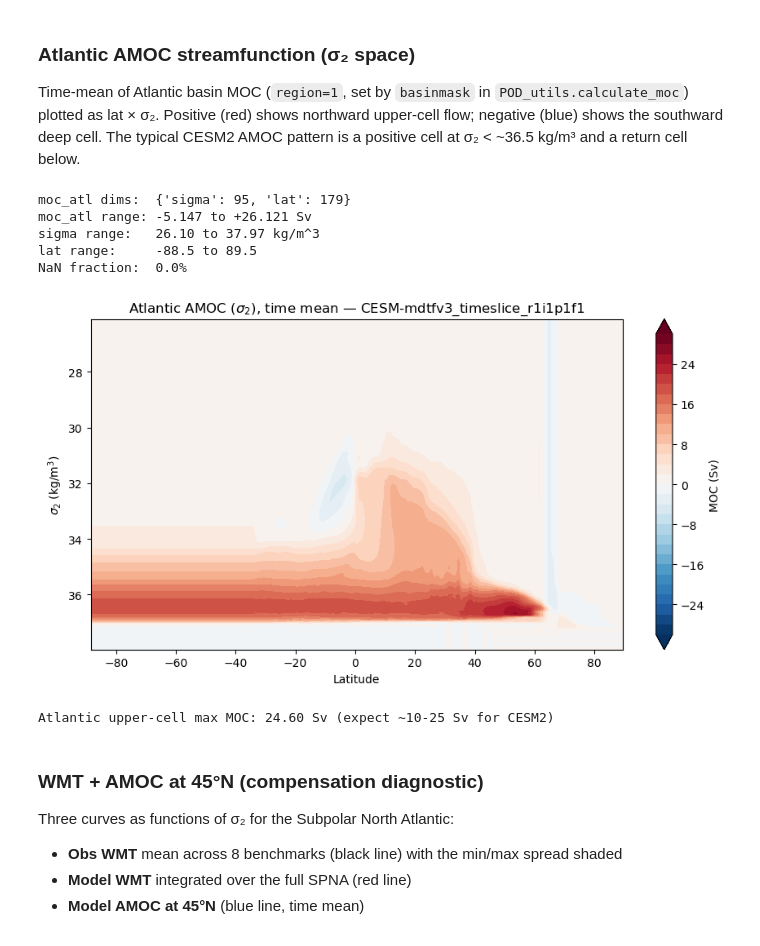
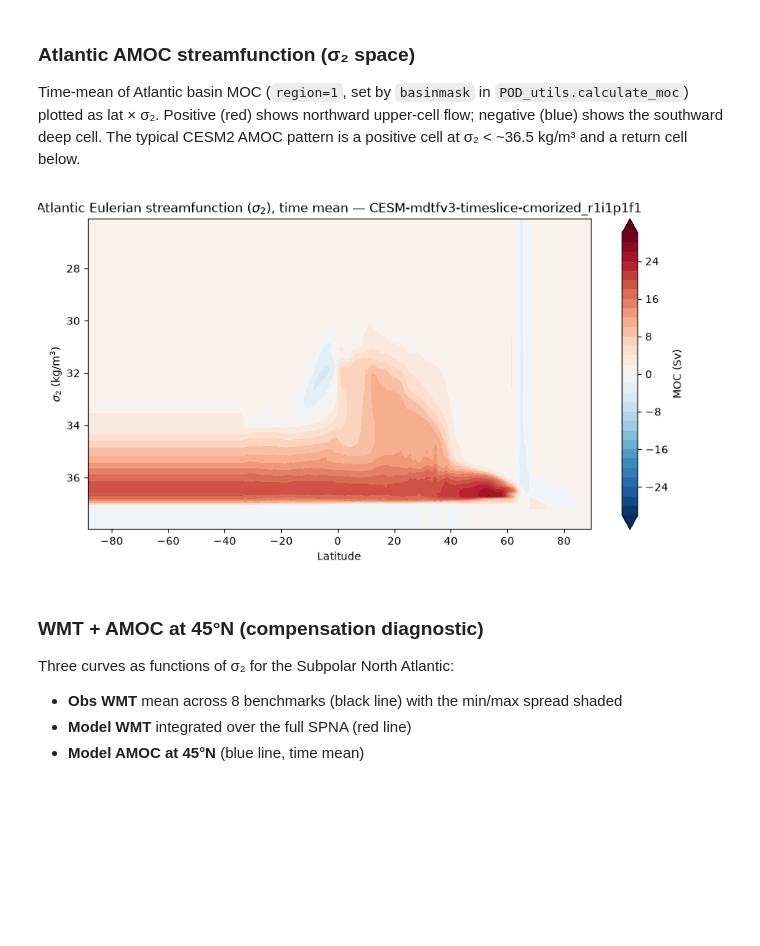
Before and after one commit to Taydra-Low/MDTF-diagnostics, a Jupyter notebook: diagnostics/natl_ocean/natl_ocean_esnb.ipynb, the cells around one changed output. Saved outputs shown, nothing was run; the diff lists cells and outputs as text; code cells hidden in the pictures; blank space fills up the shorter version.

```diff
--- a/diagnostics/natl_ocean/natl_ocean_esnb.ipynb
+++ b/diagnostics/natl_ocean/natl_ocean_esnb.ipynb
@@ -997,59 +932,12 @@ correcting lon for dateline
 
 Time-mean of Atlantic basin MOC (`region=1`, set by `basinmask` in `POD_utils.calculate_moc`) plotted as lat × σ₂. Positive (red) shows northward upper-cell flow; negative (blue) shows the southward deep cell. The typical CESM2 AMOC pattern is a positive cell at σ₂ < ~36.5 kg/m³ and a return cell below.
 # %%
-# Atlantic AMOC(sigma2) — time mean
-import matplotlib.pyplot as plt
-
-# region=1 is Atlantic+Arctic per basinmask attrs; take time mean and
-# materialize (.compute) so matplotlib's contourf gets concrete values.
-# Force dim order to (sigma, lat) so contourf gets z.shape == (len(y), len(x))
-# regardless of the internal dim order calculate_moc produces.
-moc_atl = ds_moc['MOC'].isel(region=1).mean('time').transpose('sigma', 'lat')
-
-# Streamfunction type recorded by calculate_moc: 'Eulerian' (uo/vo) or
-# 'residual' (umo/vmo). Used to label the plot correctly.
-sf_type = ds_moc.attrs.get('streamfunction_type',
-                           ds_moc['MOC'].attrs.get('streamfunction_type'))
-sf_label = f'{sf_type} streamfunction' if sf_type else 'AMOC'
-
-# sigma2_grid_96L anchors the lowest sigma_edge to 0 (a placeholder for
-# "lighter than any physical seawater"). That anchor stretches the y-axis from
-# 0 to 38 if left in, compressing the meaningful 26-38 range into a thin band
-# and making the plot look empty. Slice to the physical range before plotting.
-moc_atl = moc_atl.sel(sigma=slice(26, 38)).compute()
-
-# Diagnostic prints: tell us whether the computation produced real values
-print(f'moc_atl dims:  {dict(moc_atl.sizes)}')
-print(f'moc_atl range: {float(moc_atl.min()):+.3f} to {float(moc_atl.max()):+.3f} Sv')
-print(f'sigma range:   {float(moc_atl.sigma.min()):.2f} to {float(moc_atl.sigma.max()):.2f} kg/m^3')
-print(f'lat range:     {float(moc_atl.lat.min()):.1f} to {float(moc_atl.lat.max()):.1f}')
-print(f'NaN fraction:  {float(moc_atl.isnull().mean()):.1%}')
-
-fig, ax = plt.subplots(figsize=(9, 5))
-levels = np.arange(-30, 31, 2)  # Sv contours, 2 Sv spacing
-cf = ax.contourf(
-    moc_atl['lat'], moc_atl['sigma'], moc_atl,
-    levels=levels, cmap='RdBu_r', extend='both',
-)
-ax.invert_yaxis()  # heavier water (larger sigma) downward visually
-ax.set_xlabel('Latitude')
-ax.set_ylabel(r'$\sigma_2$ (kg/m$^3$)')
-ax.set_title(f'Atlantic {sf_label} ($\\sigma_2$), time mean — {model_name}')
-fig.colorbar(cf, ax=ax, label='MOC (Sv)')
-plt.tight_layout()
-plt.show()
-
-# Quick numeric sanity: AMOC max in upper cell should be O(10-25) Sv for CESM
-upper_cell_max = float(moc_atl.where(moc_atl['sigma'] < 36.5).max())
-print(f'Atlantic upper-cell max MOC: {upper_cell_max:.2f} Sv (expect ~10-25 Sv for CESM)')
+# Atlantic AMOC streamfunction in sigma2 (time mean).
+# Plotted by POD_utils.plot_amoc_sigma2 (diagnostics printed when verbose).
+_ = POD_utils.plot_amoc_sigma2(ds_moc, model_name,
+                               save=False, savedir=outmod_dir)
 # %% [output]
-moc_atl dims:  {'sigma': 95, 'lat': 179}
-moc_atl range: -5.147 to +26.121 Sv
-sigma range:   26.10 to 37.97 kg/m^3
-lat range:     -88.5 to 89.5
-NaN fraction:  0.0%
-[figure, old version]
+[figure, new version]
-Atlantic upper-cell max MOC: 24.60 Sv (expect ~10-25 Sv for CESM2)
 # %% [markdown]
 ### WMT + AMOC at 45°N (compensation diagnostic)
 
```
Also changed, not shown: parts of 35 cells of this notebook, 4 other files.
